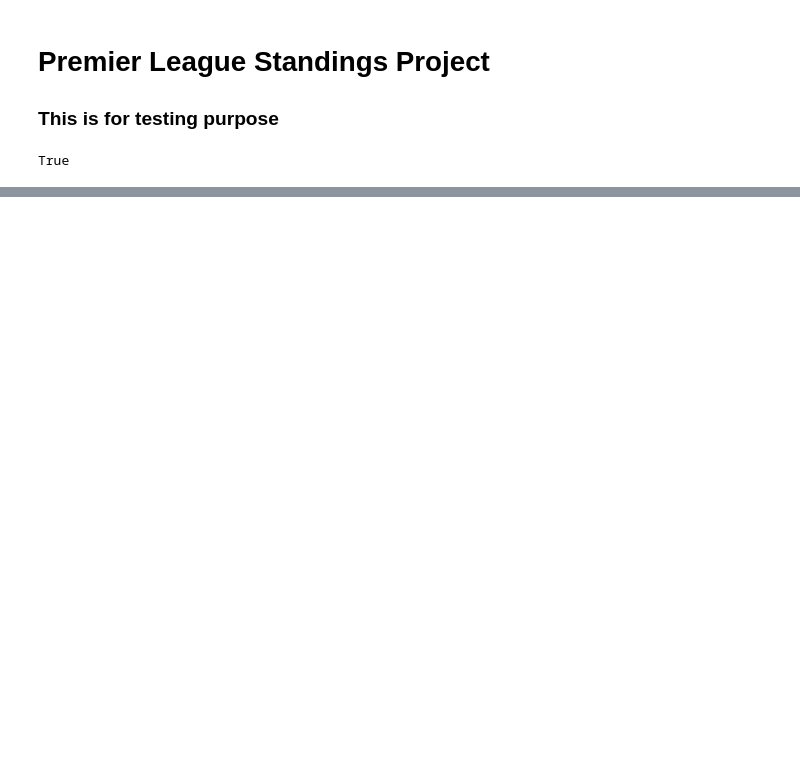
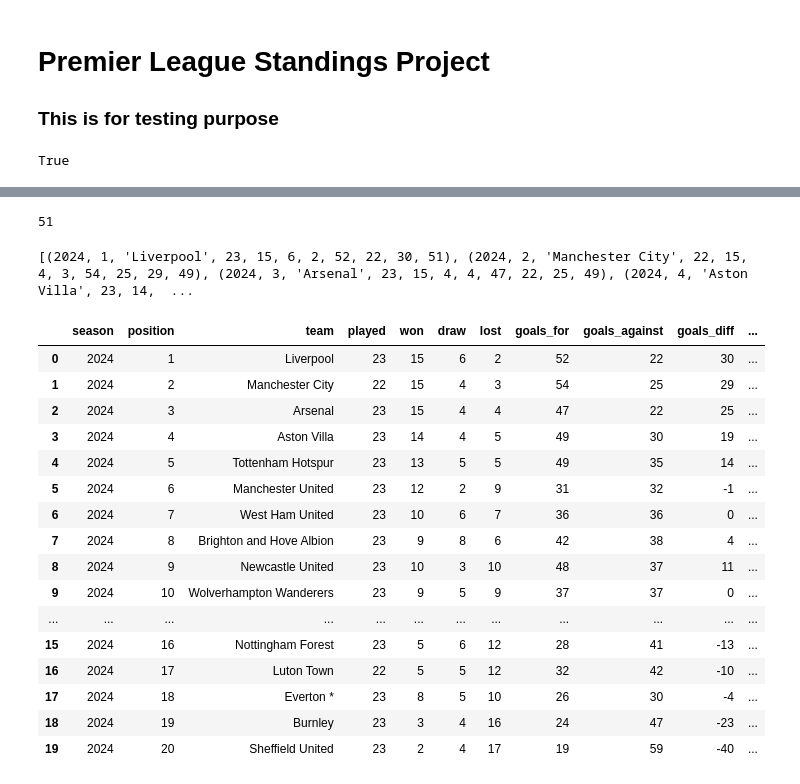
Before and after one commit to mdwasiqkhan1710/Python_API_Projects, a Jupyter notebook: Football_API_Project/test.ipynb, the cells around one changed output, grey strips where cells are left out. Cells and saved outputs as stored; diff of their text form; code cells hidden in the pictures; blank space fills up the shorter version.

```diff
--- a/Football_API_Project/test.ipynb
+++ b/Football_API_Project/test.ipynb
@@ -69,0 +85,3 @@ payload["response"]["standing"]
+# %%
+standings_list = payload['rankings']
+standings_list
@@ -69,0 +110,66 @@ payload["response"]["standing"]
+# %%
+## Points for each team in Premier League are calculated as follows -
+## 3 points for a win, 1 point for a draw, and 0 points for a loss.
+
+Manchester_City_Games_Won = int(standings_list[0]['won'])
+Manchester_City_Games_Drawn = int(standings_list[0]['tied'])
+
+Manchester_City_Points = (Manchester_City_Games_Won * 3) + (Manchester_City_Games_Drawn * 1)
+
+print(Manchester_City_Points)
+# %% [output]
+51
+# %%
+## Setting up rows and columns for dataframe to store data in clean table like format
+rows = []
+column_names = ['season', 'position', 'team', 'played', 'won', 'draw', 'lost', 'goals_for', 'goals_against', 'goals_diff', 'points']
+
+## Looping through all the teams in standings list to create the dataframe
+for club in standings_list:
+    season = 2024
+    position = int(club['team_rank'])
+    team = club['team_name']
+    played = int(club['games_played'])
+    won = int(club['won'])
+    draw = int(club['tied'])
+    lost = int(club['lost'])
+    goals_for = int(club['goals_scored'])
+    goals_against = int(club['goals_against'])
+    goals_diff = int(goals_for) - int(goals_against)
+
+    points = int(won) * 3 + int(draw) * 1
+
+    ## Created tuple for all the records of each team/club
+    tuple_of_club_records = (season, position, team, played, won, draw, lost, goals_for, goals_against, goals_diff, points)
+
+    ## Appending the tuple in the rows
+    rows.append(tuple_of_club_records)
+# %%
+## Checking if for loop worked and all data has been successfully gathered
+print(rows)
+# %% [output]
+[(2024, 1, 'Liverpool', 23, 15, 6, 2, 52, 22, 30, 51), (2024, 2, 'Manchester City', 22, 15, 4, 3, 54, 25, 29, 49), (2024, 3, 'Arsenal', 23, 15, 4, 4, 47, 22, 25, 49), (2024, 4, 'Aston Villa', 23, 14,  ...
+# %%
+## Creating the final dataframe
+df = pd.DataFrame(rows, columns=column_names)
+# %%
+## Printing the dataframe
+df.head(20)
+# %% [output]
+|  | season | position | team | played | won | draw | lost | goals_for | goals_against | goals_diff | ... |
+| 0 | 2024 | 1 | Liverpool | 23 | 15 | 6 | 2 | 52 | 22 | 30 | ... |
+| 1 | 2024 | 2 | Manchester City | 22 | 15 | 4 | 3 | 54 | 25 | 29 | ... |
+| 2 | 2024 | 3 | Arsenal | 23 | 15 | 4 | 4 | 47 | 22 | 25 | ... |
+| 3 | 2024 | 4 | Aston Villa | 23 | 14 | 4 | 5 | 49 | 30 | 19 | ... |
+| 4 | 2024 | 5 | Tottenham Hotspur | 23 | 13 | 5 | 5 | 49 | 35 | 14 | ... |
+| 5 | 2024 | 6 | Manchester United | 23 | 12 | 2 | 9 | 31 | 32 | -1 | ... |
+| 6 | 2024 | 7 | West Ham United | 23 | 10 | 6 | 7 | 36 | 36 | 0 | ... |
+| 7 | 2024 | 8 | Brighton and Hove Albion | 23 | 9 | 8 | 6 | 42 | 38 | 4 | ... |
+| 8 | 2024 | 9 | Newcastle United | 23 | 10 | 3 | 10 | 48 | 37 | 11 | ... |
+| 9 | 2024 | 10 | Wolverhampton Wanderers | 23 | 9 | 5 | 9 | 37 | 37 | 0 | ... |
+| ... | ... | ... | ... | ... | ... | ... | ... | ... | ... | ... | ... |
+| 15 | 2024 | 16 | Nottingham Forest | 23 | 5 | 6 | 12 | 28 | 41 | -13 | ... |
+| 16 | 2024 | 17 | Luton Town | 22 | 5 | 5 | 12 | 32 | 42 | -10 | ... |
+| 17 | 2024 | 18 | Everton * | 23 | 8 | 5 | 10 | 26 | 30 | -4 | ... |
+| 18 | 2024 | 19 | Burnley | 23 | 3 | 4 | 16 | 24 | 47 | -23 | ... |
+| 19 | 2024 | 20 | Sheffield United | 23 | 2 | 4 | 17 | 19 | 59 | -40 | ... |
```
Also changed, not shown: parts of 27 cells of this notebook.
